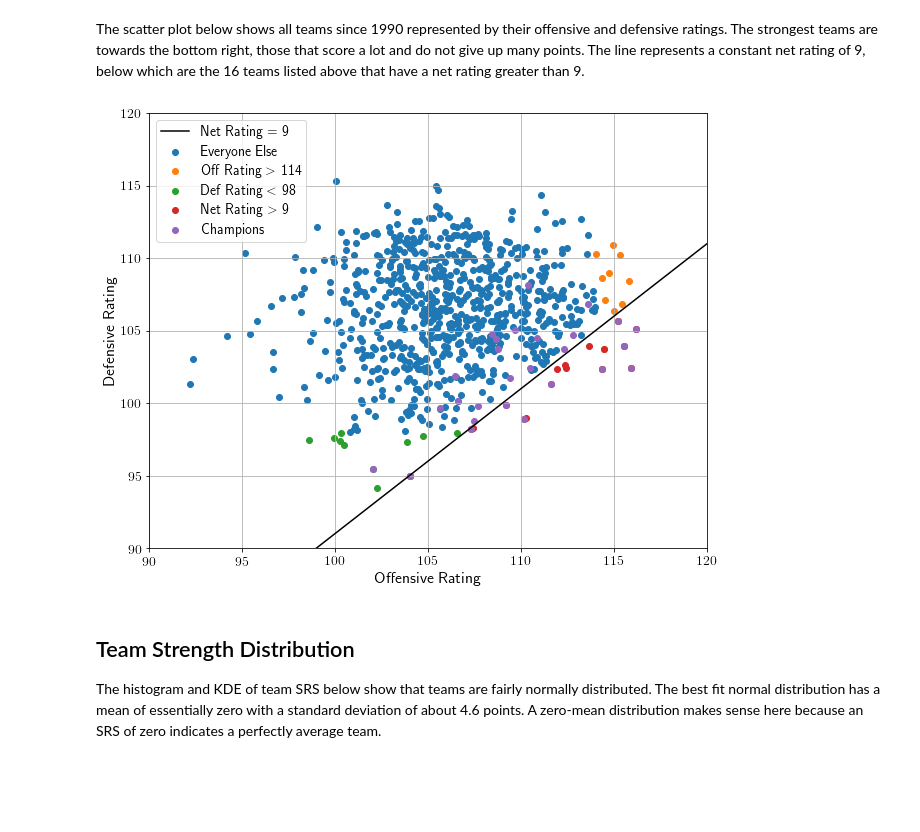
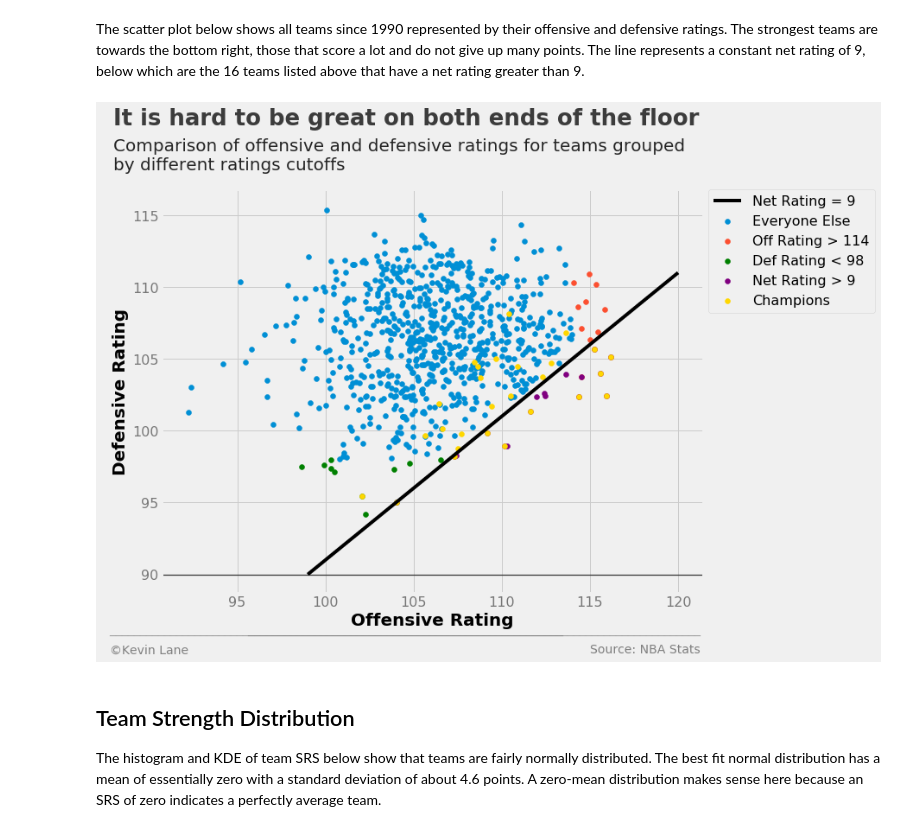
Before and after one commit to cedev935/databall-betting, a Jupyter notebook: notebooks/data-exploration.ipynb, the cells around one changed output. Drawn from its saved outputs; the diff is of its cells as text; code cells hidden in the pictures; blank space fills up the shorter version.

Commit message:
Expand data exploration notebook

```diff
--- a/notebooks/data-exploration.ipynb
+++ b/notebooks/data-exploration.ipynb
@@ -30,10 +29,0 @@ The code below simply customizes font sizes for all the plots that follow.
-# %%
-plt.rc('font', size=14)        # controls default text sizes
-plt.rc('axes', titlesize=16)   # fontsize of the axes title
-plt.rc('axes', labelsize=16)   # fontsize of the x and y labels
-plt.rc('xtick', labelsize=14)  # fontsize of the tick labels
-plt.rc('ytick', labelsize=14)  # fontsize of the tick labels
-plt.rc('legend', fontsize=14)  # legend fontsize
-
-from matplotlib import rc
-plt.rc('text', usetex=True)
@@ -45,3 +32,5 @@ def print_df(df):
+# %%
+plt.style.use('fivethirtyeight')
 # %% [markdown]
 We then need to connect to the database generated during the [data wrangling](data-wrangling.md) process.
 # %%
@@ -259,36 +259,38 @@ print_df(champ_stats)
 The scatter plot below shows all teams since 1990 represented by their offensive and defensive ratings. The strongest teams are towards the bottom right, those that score a lot and do not give up many points. The line represents a constant net rating of 9, below which are the 16 teams listed above that have a net rating greater than 9.
 # %%
 # Add line of constant net rating
-x = np.array([95, 120])
-plt.figure(figsize=(10, 8))
+x = np.array([99, 120])
+fig = plt.figure(figsize=(10, 8))
 plt.plot(x, x-net_lim, 'black', label='Net Rating = {:d}'.format(net_lim))
 
 # Isolate teams that do not make the offensive/defensive/net rating cutoffs
 others = season_stats.loc[~off_flag & ~def_flag & ~net_flag & (season_stats.SEASON >= 1990), stats]
 others = teams.merge(others, left_on='ID', right_on='TEAM_ID')
 
 # Remove the champions with an outer join
 columns = ['ABBREVIATION', 'SEASON']
 others = champs.merge(others, left_on=columns, right_on=columns, how='outer', indicator=True)
 others = others[others._merge == 'right_only']
 
 # Plot data
 plt.scatter(x='TEAM_OFF_RTG', y='TEAM_DEF_RTG', data=others, label='Everyone Else')
-plt.scatter(x='TEAM_OFF_RTG', y='TEAM_DEF_RTG', data=best_off, label='Off Rating $>$ {:d}'.format(off_lim))
-plt.scatter(x='TEAM_OFF_RTG', y='TEAM_DEF_RTG', data=best_def, label='Def Rating $<$ {:d}'.format(def_lim))
-plt.scatter(x='TEAM_OFF_RTG', y='TEAM_DEF_RTG', data=best_net, label='Net Rating $>$ {:d}'.format(net_lim))
-plt.scatter(x='TEAM_OFF_RTG', y='TEAM_DEF_RTG', data=champ_stats, label='Champions')
+plt.scatter(x='TEAM_OFF_RTG', y='TEAM_DEF_RTG', data=best_off, label='Off Rating > {:d}'.format(off_lim))
+plt.scatter(x='TEAM_OFF_RTG', y='TEAM_DEF_RTG', data=best_def, label='Def Rating < {:d}'.format(def_lim),
+            color='green')
+plt.scatter(x='TEAM_OFF_RTG', y='TEAM_DEF_RTG', data=best_net, label='Net Rating > {:d}'.format(net_lim),
+            color='purple')
+plt.scatter(x='TEAM_OFF_RTG', y='TEAM_DEF_RTG', data=champ_stats, label='Champions', color='gold')
 
-# Label axes and add legend
-plt.xlabel('Offensive Rating')
-plt.ylabel('Defensive Rating')
-plt.xlim(90, 120)
-plt.ylim(90, 120)
-plt.legend()
-plt.grid()
+# Add legend for format plot
+plt.legend(fontsize=16, bbox_to_anchor=(1.01, 1), borderaxespad=0)
+title = 'It is hard to be great on both ends of the floor'
+subtitle = '''Comparison of offensive and defensive ratings for teams grouped
+by different ratings cutoffs'''
+format_538(fig, 'NBA Stats', xlabel='Offensive Rating', ylabel='Defensive Rating', title=title,
+           subtitle=subtitle, xoff=(-0.11, 1.01), toff=(-0.09, 1.16), soff=(-0.09, 1.05), bottomtick=90)
 plt.show()
 # %% [output]
-[figure, old version]
+[figure, new version]
 # %% [markdown]
 ## Team Strength Distribution
 
```
Also changed, not shown: parts of 41 cells of this notebook.
